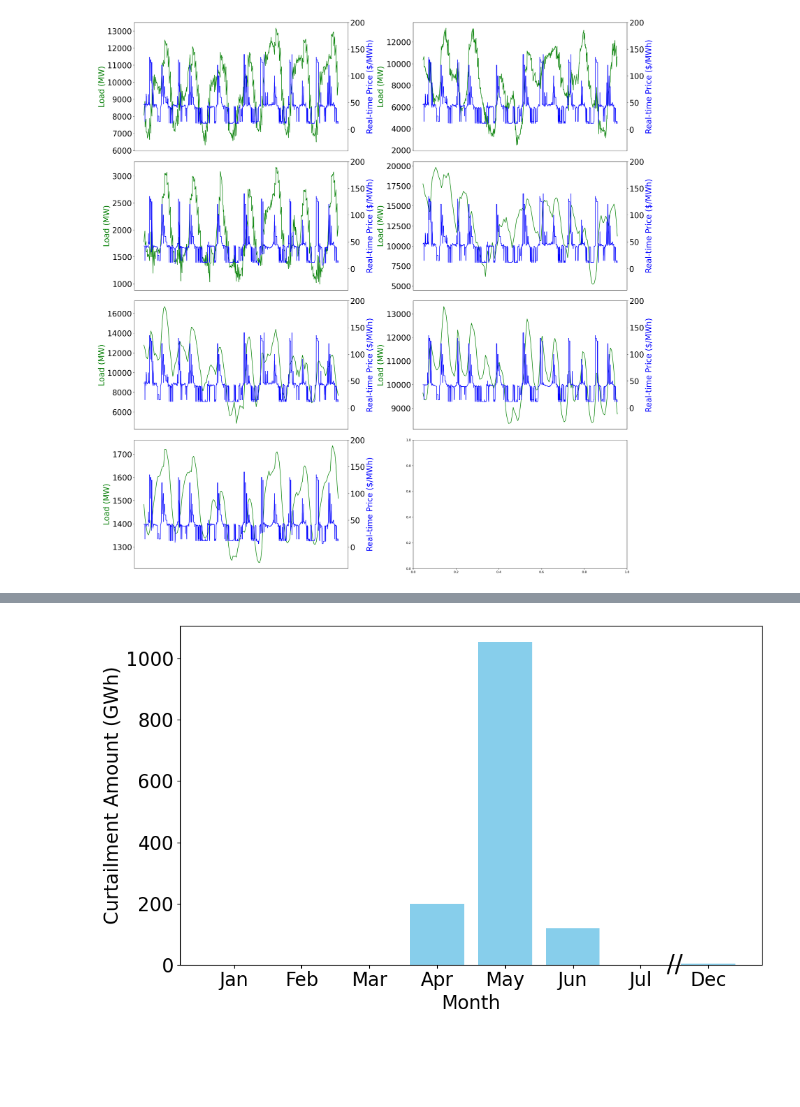
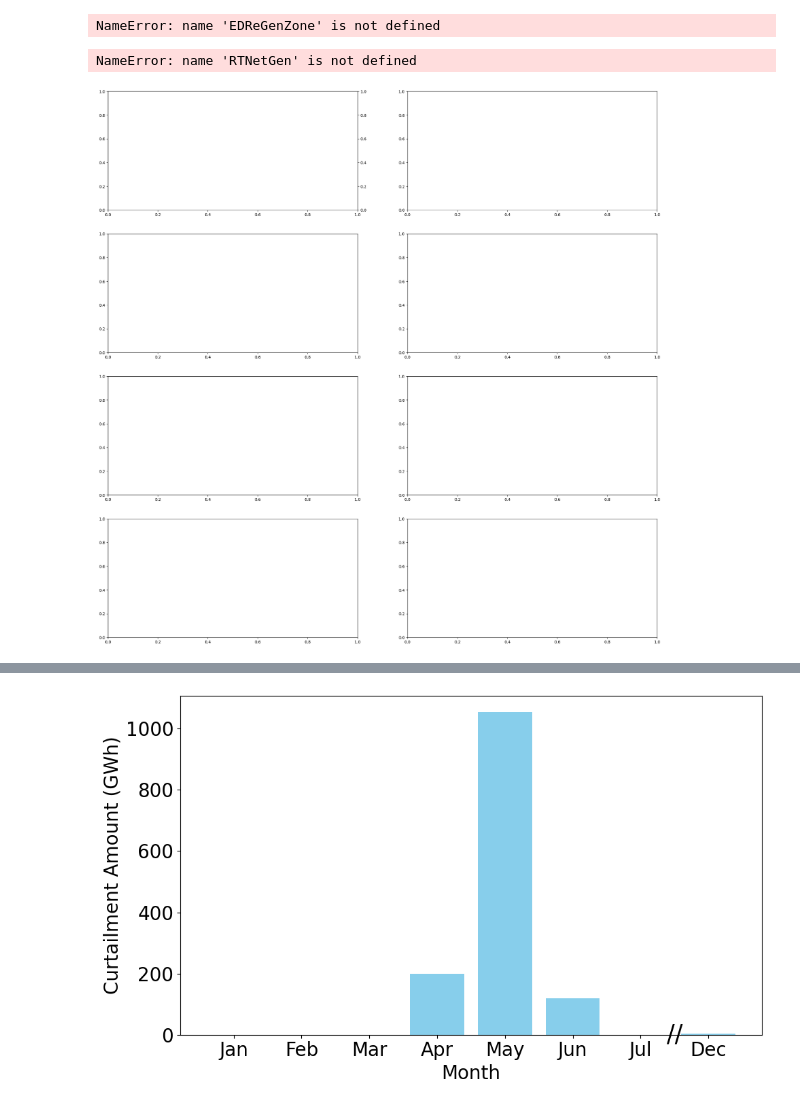
Before and after one commit to niklauskun/STESTS-Archive, a Jupyter notebook: Plot.ipynb, the cells around one changed output, grey strips where cells are left out. Cells and saved outputs as stored; diff of their text form; code cells hidden in the pictures; blank space fills up the shorter version.

```diff
--- a/Plot.ipynb
+++ b/Plot.ipynb
@@ -3,7 +3,7 @@ import pandas as pd
 import numpy as np
 import matplotlib.pyplot as plt
 # %%
-case = 'UC25ED13_ES5GW_1yr'
+case = 'TransCap/UC25ED1_Strategic_false_ESSeg_17RegionNoise'
 n = 25
 
 def skip_rows(index, n):
@@ -13,14 +13,16 @@ RTPrice = pd.read_csv('output/'+case+'/EDprice.csv',header=None)*12
 DAPrice = pd.read_csv('output/'+case+'/UCprice.csv',header=None)
 UCGen = pd.read_csv('output/'+case+'/UCGenZone.csv',header=None, skiprows=lambda x: skip_rows(x, n))
 UCCommit = pd.read_csv('output/'+case+'/UCCommit.csv',header=None, skiprows=lambda x: skip_rows(x, n))
-UCReGenZone = pd.read_csv('output/'+case+'/UCRenewableZone.csv',header=None, skiprows=lambda x: skip_rows(x, n))
+# UCReGenZone = pd.read_csv('output/'+case+'/UCRenewableZone.csv',header=None, skiprows=lambda x: skip_rows(x, n))
 UCHydroGenZone = pd.read_csv('output/'+case+'/UCHydroZone.csv',header=None, skiprows=lambda x: skip_rows(x, n))
 UCSoCZone = pd.read_csv('output/'+case+'/UCSoCZone.csv',header=None, skiprows=lambda x: skip_rows(x, n))
 UCTransZone = pd.read_csv('output/'+case+'/UCTrans.csv',header=None, skiprows=lambda x: skip_rows(x, n))
 EDGen = pd.read_csv('output/'+case+'/EDGenZone.csv',header=None)
-EDReGenZone = pd.read_csv('output/'+case+'/EDRenewableZone.csv',header=None)
+# EDReGenZone = pd.read_csv('output/'+case+'/EDRenewableZone.csv',header=None)
 EDHydroGenZone = pd.read_csv('output/'+case+'/EDHydroZone.csv',header=None)
 EDSoCZone = pd.read_csv('output/'+case+'/EDSoCZone.csv',header=None)
+EDDBid = pd.read_csv('output/'+case+'/EDDBid.csv',header=None)
+EDCBid = pd.read_csv('output/'+case+'/EDCBid.csv',header=None)
 
 # Define the time range
 # time = range(len(RTPrice))
@@ -65,6 +67,8 @@ RTREGen.reset_index(drop=True, inplace=True)
 # %%
 EDREGen = pd.DataFrame(EDReGenZone.values + EDHydroGenZone.values)
 RTNetGen = pd.DataFrame(RTLoad.iloc[range(len(RTPrice)),:].values - EDREGen.iloc[range(len(RTPrice)),:].values)
+# %% [output]
+NameError: name 'EDReGenZone' is not defined
 # %%
 #real-time price plot
 
@@ -79,32 +83,33 @@ axes = axes.flatten()
 
 # Loop through each zone
 for i in range(7):
     # Plot load and price for each zone
     ax1 = axes[i]
     ax2 = ax1.twinx()
 
     ax1.plot(time, RTNetGen.iloc[time, i], 'g-')
     ax2.plot(time, RTPrice.iloc[time, i], 'b-')
 
     # Set y-axis limits
-    ax2.set_ylim(-40, 200)
+    ax2.set_ylim(0, 150)
 
     # Set labels
     ax1.set_ylabel('Load (MW)', color='g', fontsize=25)
     ax2.set_ylabel('Real-time Price ($/MWh)', color='b',fontsize=25)
     ax1.tick_params(axis='both', which='major', labelsize=25)
     ax2.tick_params(axis='both', which='major', labelsize=25)
 #     ax1.set_xlabel('Time Period', fontsize=25)
     ax1.set_xticks([])
 
     # Set title for each subplot
 #     ax1.set_title(f'Region {i+1}')
 
 # Adjust the space between plots
 # plt.subplots_adjust(wspace=0.8, hspace=0.3)
 plt.tight_layout()
 
 # Show the plot
 plt.show()
 # %% [output]
+NameError: name 'RTNetGen' is not defined
-[figure, old version]
+[figure, new version]
```
Also changed, not shown: parts of 13 cells of this notebook, 16 other files.
